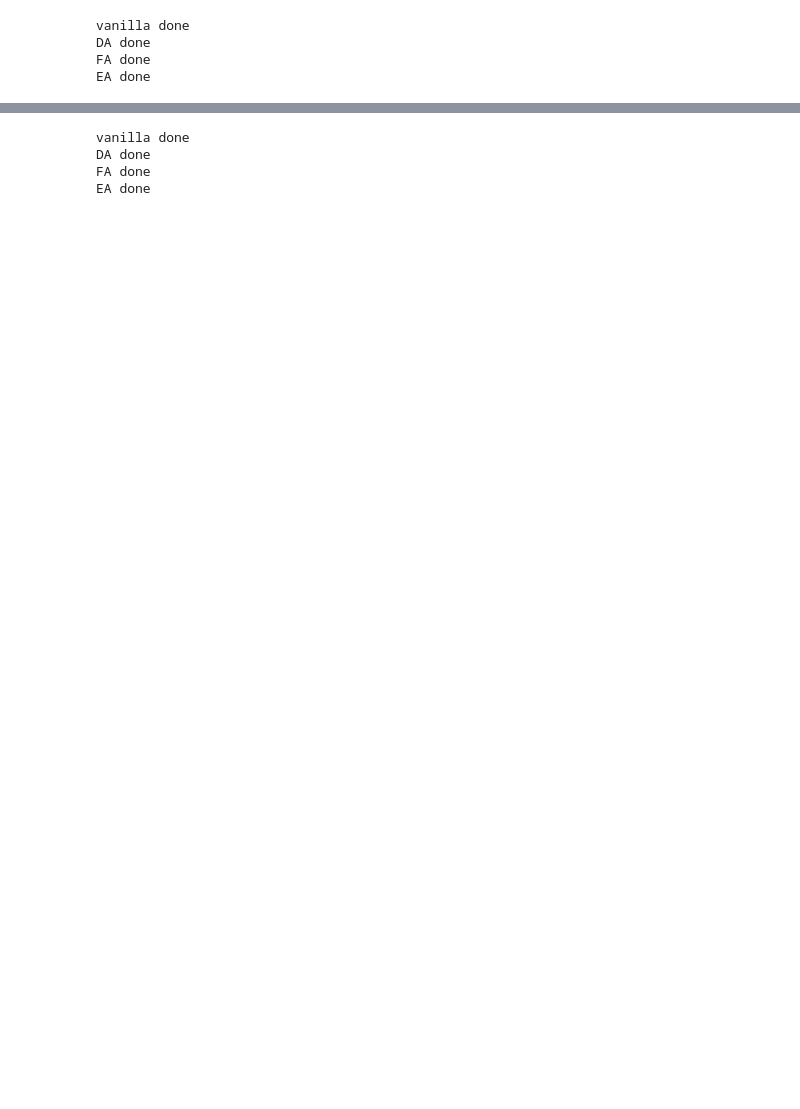
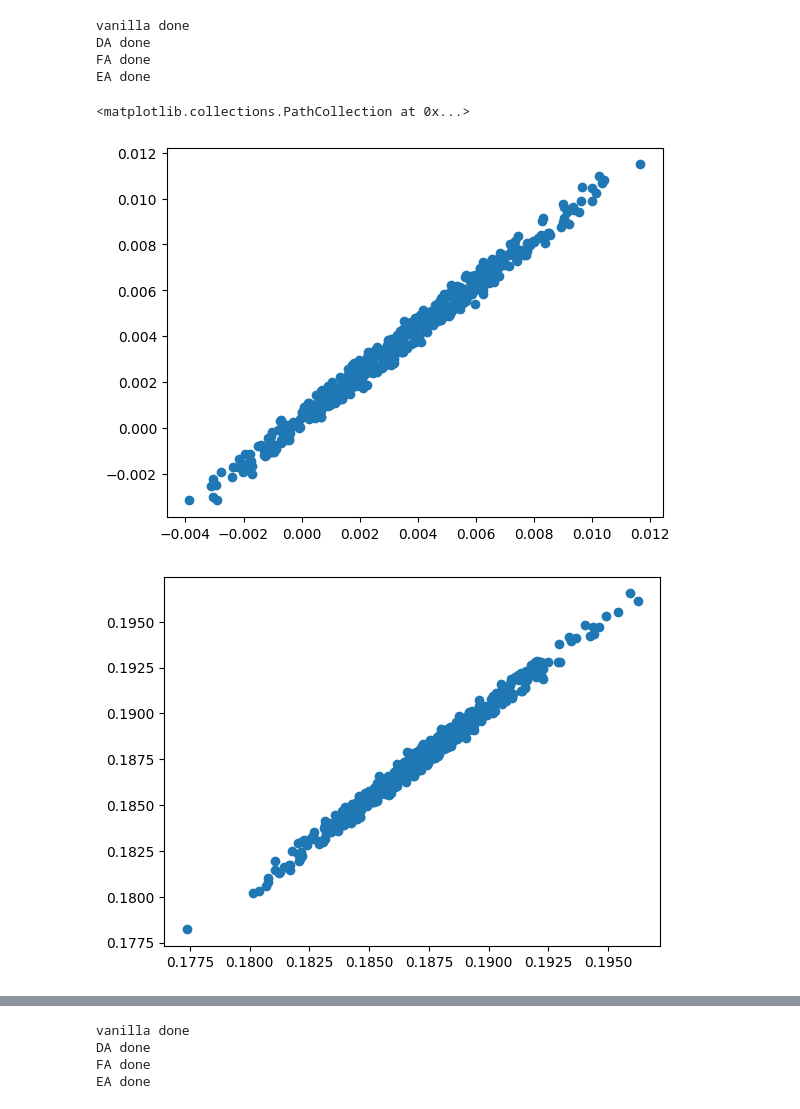
Before and after one commit to Kikidu59/Dola, a Jupyter notebook: notebooks/figures_uv.ipynb, the cells around one changed output, grey strips where cells are left out. Saved outputs shown, nothing was run; the diff lists cells and outputs as text; code cells hidden in the pictures; blank space fills up the shorter version.

Commit message:
graphs u_x vs u_y

```diff
--- a/notebooks/figures_uv.ipynb
+++ b/notebooks/figures_uv.ipynb
@@ -201,7 +135,7 @@ teacher = make_wi_particles()
 N = 500
 key = jax.random.PRNGKey(42)
 
-configs = {"alpha": 50.0, "tau": 1e-4, "beta": 1e-6, "batch_size": 20, "T": 20.0, "gr": 5}
+configs = {"alpha": 5.0, "tau": 0.03, "beta": 1e-6, "batch_size": 20, "T": 20.0, "gr": 5}
 
 h_vanilla = train(teacher, N, jax.random.fold_in(key, 0), configs, "si")
 print("vanilla done")
@@ -260,5 +194,16 @@ def plot_particles_3d(student_particles, teacher_particles, title):
     fig.show()
 # %%
 plot_particles_3d(h_vanilla["particles"][-1], teacher, "Student Particles (vanilla)")
+# %%
+import numpy as np
+parts = np.array(h_vanilla['particles'][-1])
+# %%
+plt.scatter(parts[:,0,0], parts[:, 0, 1])
+plt.figure()
+plt.scatter(parts[:, 1, 0], parts[:, 1, 1])
+# %% [output]
+<matplotlib.collections.PathCollection at 0x...>
+[figure, added]
+[figure, added]
 # %%
 plot_particles_3d(h_da["particles"][-1], teacher, "Student Particles (DA)")
```
Also changed, not shown: parts of 15 cells of this notebook, 1 other file.
